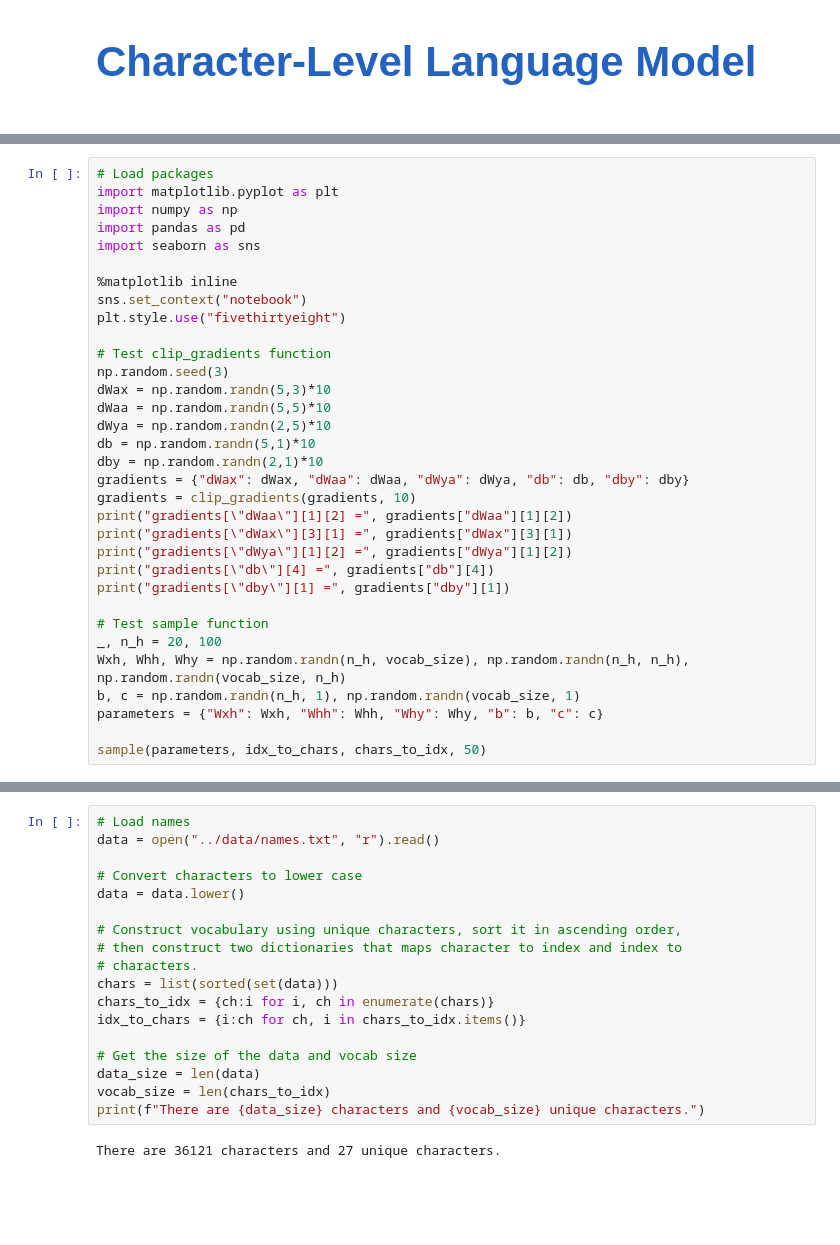
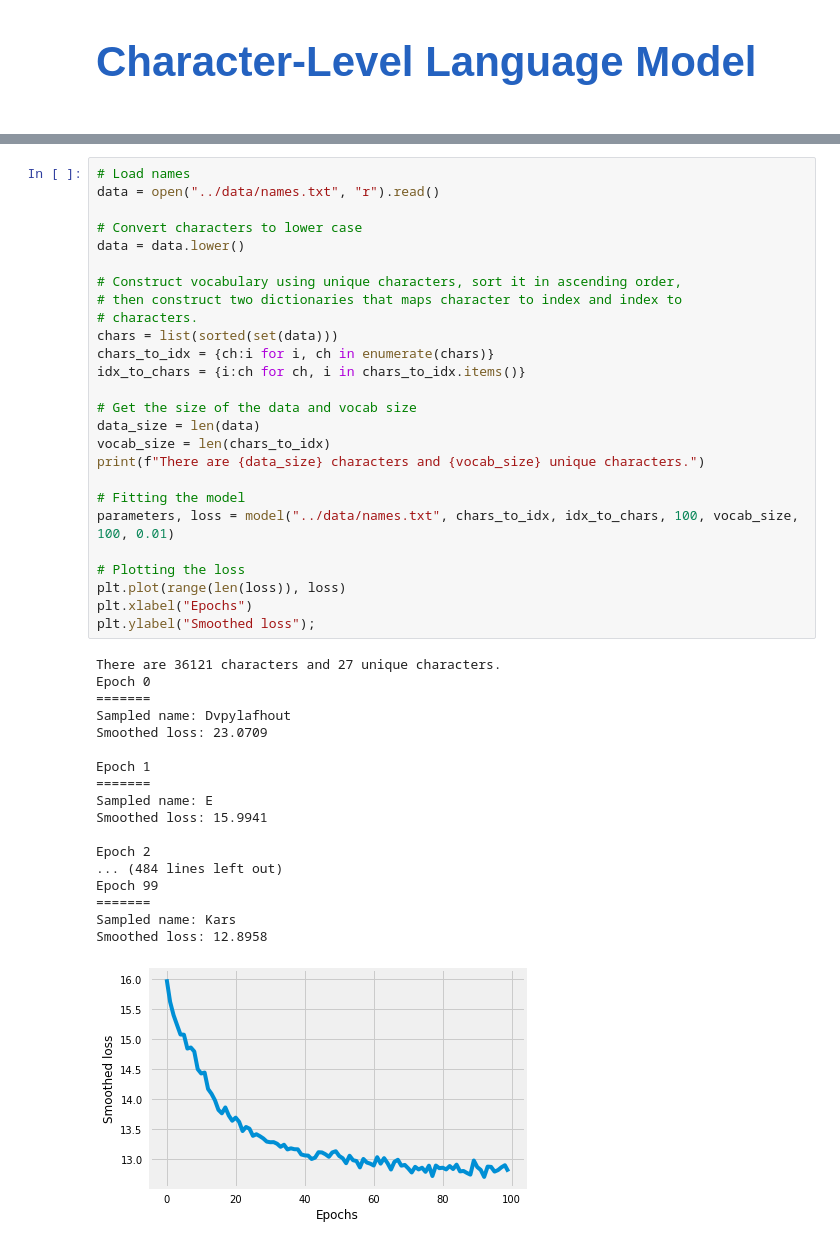
Before and after one commit to ImadDabbura/blog-posts, a Jupyter notebook: notebooks/Character-LeveL-Language-Model.ipynb, the cells around one changed output, grey strips where cells are left out. Saved outputs shown, nothing was run; the diff lists cells and outputs as text; blank space fills up the shorter version.

Commit message:
Finalized the conclusion and restructured the notebook

```diff
--- a/notebooks/Character-LeveL-Language-Model.ipynb
+++ b/notebooks/Character-LeveL-Language-Model.ipynb
@@ -100,36 +235,3 @@ As we increase randomness, text will loose local structure; however, as we decre
 <caption><center><u><font color="purple">**Figure 4:**</font></u> Sampling: An example of predicting next character using character-level language model</center></caption>
 </p>
 Therefore, sampling will be used at test time to generate names character by character.
-# %%
-# Load packages
-import matplotlib.pyplot as plt
-import numpy as np
-import pandas as pd
-import seaborn as sns
-
-%matplotlib inline
-sns.set_context("notebook")
-plt.style.use("fivethirtyeight")
-
-# Test clip_gradients function
-np.random.seed(3)
-dWax = np.random.randn(5,3)*10
-dWaa = np.random.randn(5,5)*10
-dWya = np.random.randn(2,5)*10
-db = np.random.randn(5,1)*10
-dby = np.random.randn(2,1)*10
-gradients = {"dWax": dWax, "dWaa": dWaa, "dWya": dWya, "db": db, "dby": dby}
-gradients = clip_gradients(gradients, 10)
-print("gradients[\"dWaa\"][1][2] =", gradients["dWaa"][1][2])
-print("gradients[\"dWax\"][3][1] =", gradients["dWax"][3][1])
-print("gradients[\"dWya\"][1][2] =", gradients["dWya"][1][2])
-print("gradients[\"db\"][4] =", gradients["db"][4])
-print("gradients[\"dby\"][1] =", gradients["dby"][1])
-
-# Test sample function
-_, n_h = 20, 100
-Wxh, Whh, Why = np.random.randn(n_h, vocab_size), np.random.randn(n_h, n_h), np.random.randn(vocab_size, n_h)
-b, c = np.random.randn(n_h, 1), np.random.randn(vocab_size, 1)
-parameters = {"Wxh": Wxh, "Whh": Whh, "Why": Why, "b": b, "c": c}
-
-sample(parameters, idx_to_chars, chars_to_idx, 50)
@@ -143,20 +379,45 @@ gradients["dby"][1] = [8.45833407]
 # %%
 # Load names
 data = open("../data/names.txt", "r").read()
 
 # Convert characters to lower case
 data = data.lower()
 
 # Construct vocabulary using unique characters, sort it in ascending order,
 # then construct two dictionaries that maps character to index and index to
 # characters.
 chars = list(sorted(set(data)))
 chars_to_idx = {ch:i for i, ch in enumerate(chars)}
 idx_to_chars = {i:ch for ch, i in chars_to_idx.items()}
 
 # Get the size of the data and vocab size
 data_size = len(data)
 vocab_size = len(chars_to_idx)
 print(f"There are {data_size} characters and {vocab_size} unique characters.")
+
+# Fitting the model
+parameters, loss = model("../data/names.txt", chars_to_idx, idx_to_chars, 100, vocab_size, 100, 0.01)
+
+# Plotting the loss
+plt.plot(range(len(loss)), loss)
+plt.xlabel("Epochs")
+plt.ylabel("Smoothed loss");
 # %% [output]
 There are 36121 characters and 27 unique characters.
+Epoch 0
+=======
+Sampled name: Dvpylafhout
+Smoothed loss: 23.0709
+
+Epoch 1
+=======
+Sampled name: E
+Smoothed loss: 15.9941
+
+Epoch 2
+... (484 lines left out)
+Epoch 99
+=======
+Sampled name: Kars
+Smoothed loss: 12.8958
+[figure, added]
```
Also changed, not shown: parts of 18 cells of this notebook.
